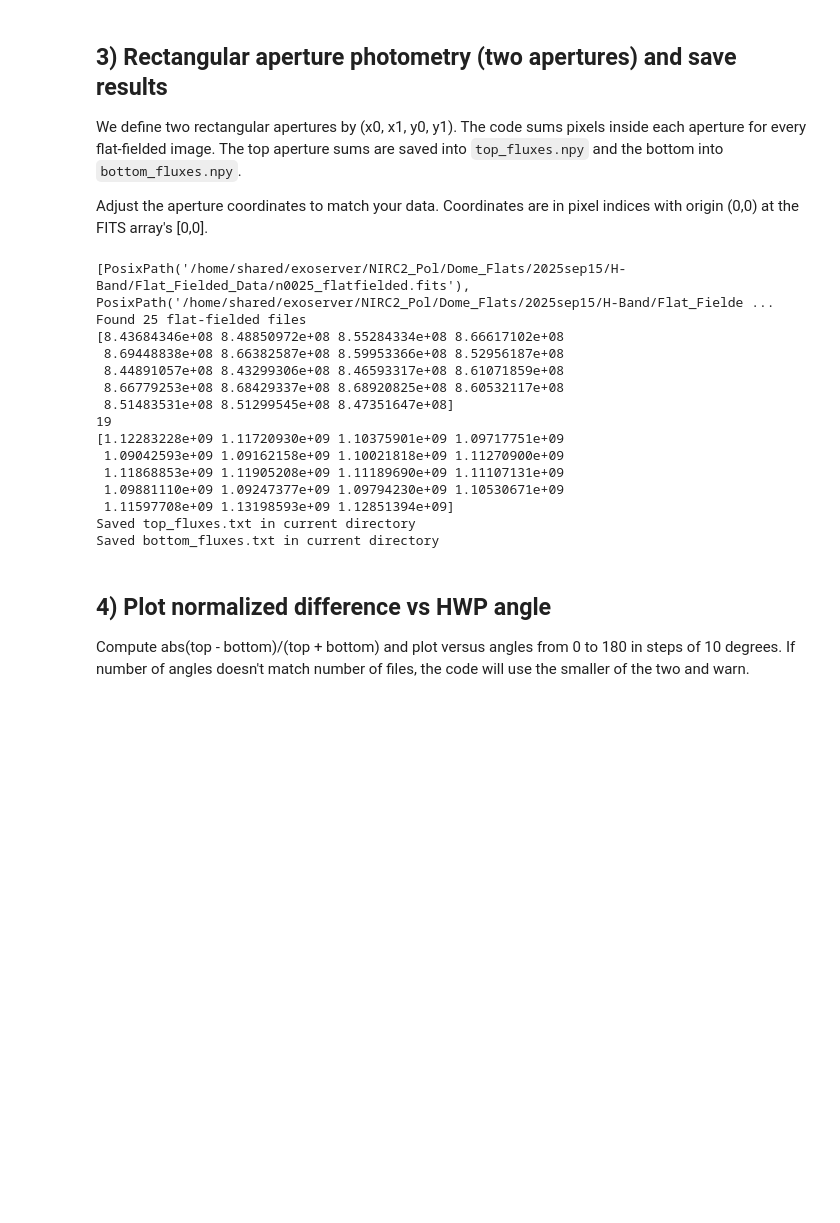
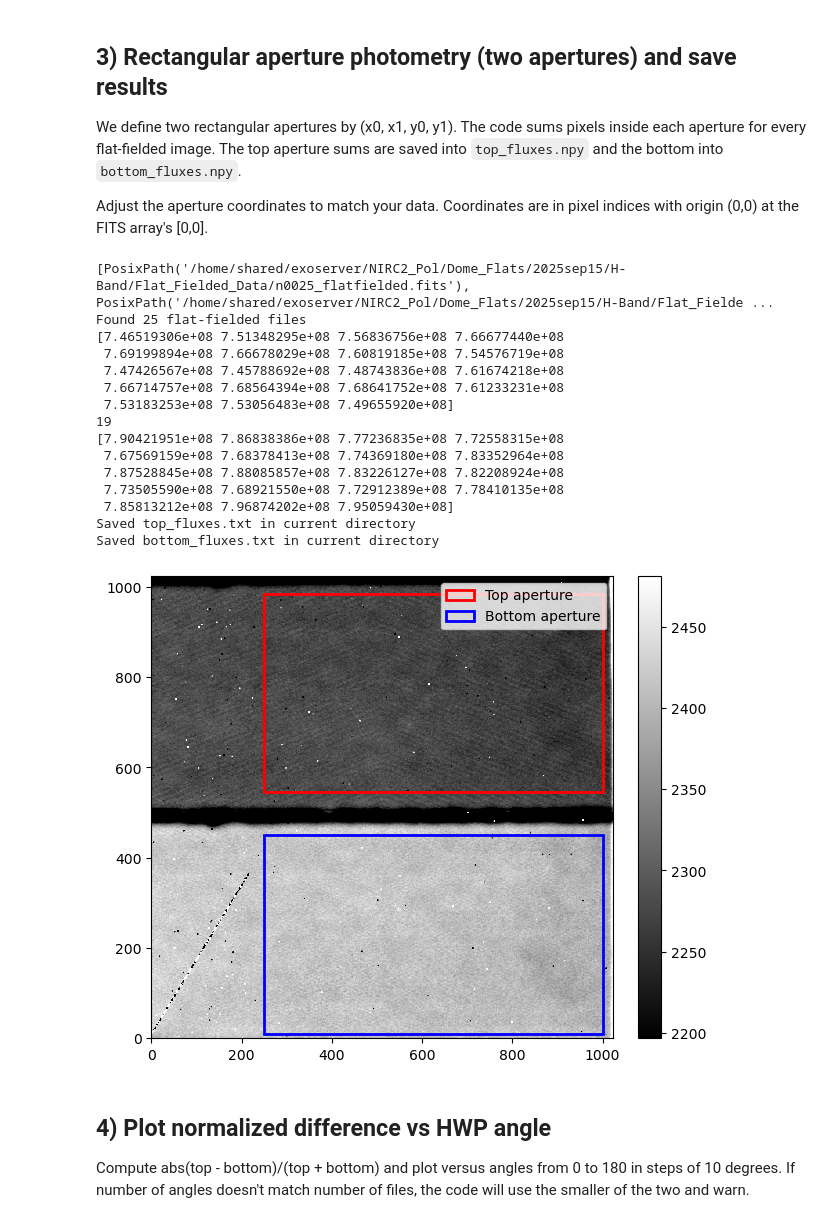
Before and after one commit to UCSB-Exoplanet-Polarimetry-Lab/NIRC2-pol, a Jupyter notebook: Analysis/09152025_Dome_Flats_H_HWP_Modulation CORRECT.ipynb, the cells around one changed output. Cells and saved outputs as stored; diff of their text form; code cells hidden in the pictures; blank space fills up the shorter version.

```diff
--- a/Analysis/09152025_Dome_Flats_H_HWP_Modulation CORRECT.ipynb
+++ b/Analysis/09152025_Dome_Flats_H_HWP_Modulation CORRECT.ipynb
@@ -160,14 +160,16 @@ Adjust the aperture coordinates to match your data. Coordinates are in pixel ind
 # %%
 # Aperture coordinates (edit as needed)
 # top aperture: x from x0_top..x1_top (inclusive start, exclusive end), y from y0_top..y1_top
-x0_top, x1_top = 20, 1000
-y0_top, y1_top = 520, 900
+x0_top, x1_top = 250, 1000
+y0_top, y1_top = 545, 985
 # bottom aperture
-x0_bot, x1_bot = 20, 1000
-y0_bot, y1_bot = 10, 490
+x0_bot, x1_bot = 250, 1000
+y0_bot, y1_bot = 10, 450
 
 from pathlib import Path
 from astropy.io import fits
+from matplotlib import patches
+import matplotlib.pyplot as plt
 import numpy as np
 
 # Directory containing flat-fielded images
@@ -201,43 +203,57 @@ for i in range(start_index, end_index + 1):
     x0t, x1t = clip_coords(x0_top, x1_top, w)
     y0t, y1t = clip_coords(y0_top, y1_top, h)
     x0b, x1b = clip_coords(x0_bot, x1_bot, w)
     y0b, y1b = clip_coords(y0_bot, y1_bot, h)
 
     #print(np.nansum(img[y0t:y1t, x0t:x1t]))
     #print(np.nansum(img[y0b:y1b, x0b:x1b]))
     top_sum = np.nansum(img[y0t:y1t, x0t:x1t])
     bot_sum = np.nansum(img[y0b:y1b, x0b:x1b])
     top_fluxes.append(top_sum)
     bottom_fluxes.append(bot_sum)
 
 top_fluxes = np.array(top_fluxes)
 bottom_fluxes = np.array(bottom_fluxes)
 
 print(top_fluxes)
 print(len(top_fluxes))
 print(bottom_fluxes)
 
 # Save as text files in the current directory
 np.savetxt('top_fluxes.txt', top_fluxes, fmt='%.6e')
 print("Saved top_fluxes.txt in current directory")
 np.savetxt('bottom_fluxes.txt', bottom_fluxes, fmt='%.6e')
 print('Saved bottom_fluxes.txt in current directory')
+
+# Plot image with apertures
+fig, ax = plt.subplots(figsize=(8,6))
+im = ax.imshow(img, origin='lower', cmap='gray', vmin=np.nanpercentile(img, 5), vmax=np.nanpercentile(img, 99))
+# Top aperture
+rect_top = patches.Rectangle((x0t, y0t), x1t-x0t, y1t-y0t, linewidth=2, edgecolor='r', facecolor='none', label='Top aperture')
+ax.add_patch(rect_top)
+# Bottom aperture
+rect_bot = patches.Rectangle((x0b, y0b), x1b-x0b, y1b-y0b, linewidth=2, edgecolor='b', facecolor='none', label='Bottom aperture')
+ax.add_patch(rect_bot)
+ax.legend(handles=[rect_top, rect_bot])
+plt.colorbar(im, ax=ax, fraction=0.046, pad=0.04)
+plt.show()
 # %% [output]
 [PosixPath('/home/shared/exoserver/NIRC2_Pol/Dome_Flats/2025sep15/H-Band/Flat_Fielded_Data/n0025_flatfielded.fits'), PosixPath('/home/shared/exoserver/NIRC2_Pol/Dome_Flats/2025sep15/H-Band/Flat_Fielde ...
 Found 25 flat-fielded files
-[8.43684346e+08 8.48850972e+08 8.55284334e+08 8.66617102e+08
- 8.69448838e+08 8.66382587e+08 8.59953366e+08 8.52956187e+08
- 8.44891057e+08 8.43299306e+08 8.46593317e+08 8.61071859e+08
- 8.66779253e+08 8.68429337e+08 8.68920825e+08 8.60532117e+08
- 8.51483531e+08 8.51299545e+08 8.47351647e+08]
+[7.46519306e+08 7.51348295e+08 7.56836756e+08 7.66677440e+08
+ 7.69199894e+08 7.66678029e+08 7.60819185e+08 7.54576719e+08
+ 7.47426567e+08 7.45788692e+08 7.48743836e+08 7.61674218e+08
+ 7.66714757e+08 7.68564394e+08 7.68641752e+08 7.61233231e+08
+ 7.53183253e+08 7.53056483e+08 7.49655920e+08]
 19
-[1.12283228e+09 1.11720930e+09 1.10375901e+09 1.09717751e+09
- 1.09042593e+09 1.09162158e+09 1.10021818e+09 1.11270900e+09
- 1.11868853e+09 1.11905208e+09 1.11189690e+09 1.11107131e+09
- 1.09881110e+09 1.09247377e+09 1.09794230e+09 1.10530671e+09
- 1.11597708e+09 1.13198593e+09 1.12851394e+09]
+[7.90421951e+08 7.86838386e+08 7.77236835e+08 7.72558315e+08
+ 7.67569159e+08 7.68378413e+08 7.74369180e+08 7.83352964e+08
+ 7.87528845e+08 7.88085857e+08 7.83226127e+08 7.82208924e+08
+ 7.73505590e+08 7.68921550e+08 7.72912389e+08 7.78410135e+08
+ 7.85813212e+08 7.96874202e+08 7.95059430e+08]
 Saved top_fluxes.txt in current directory
 Saved bottom_fluxes.txt in current directory
+[figure, added]
 # %% [markdown]
 ## 4) Plot normalized difference vs HWP angle
 
```
Also changed, not shown: parts of 1 cell of this notebook, 5 other files.
